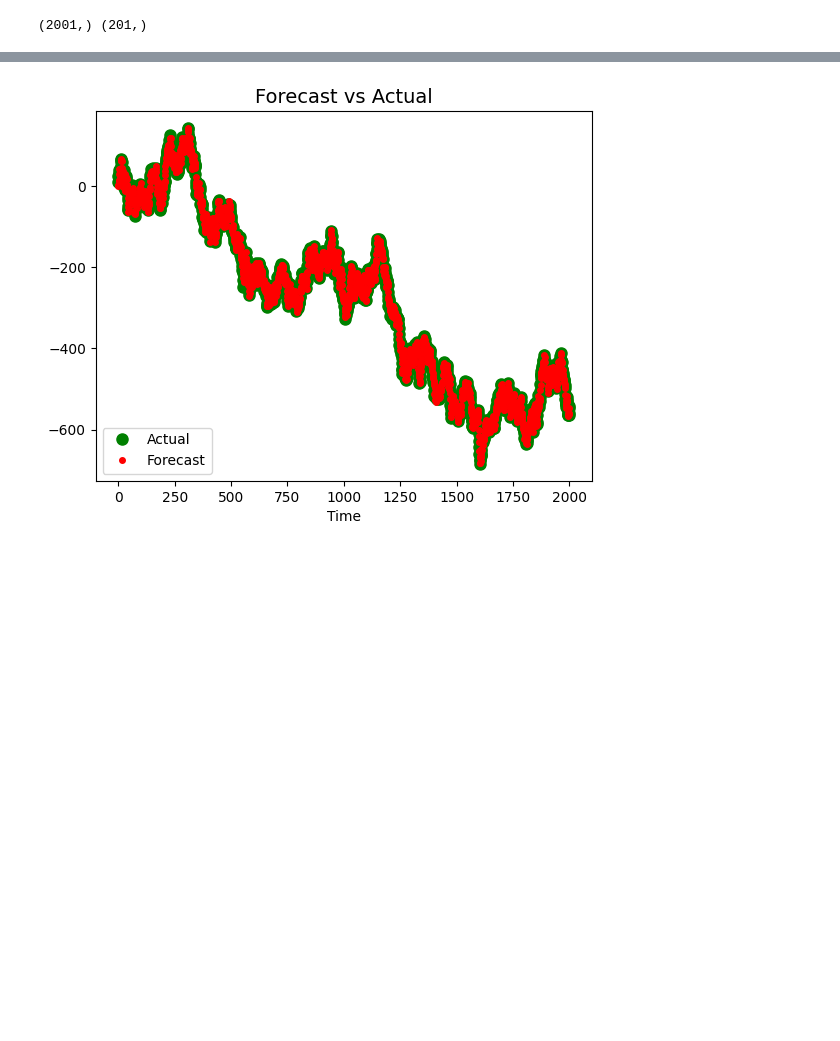
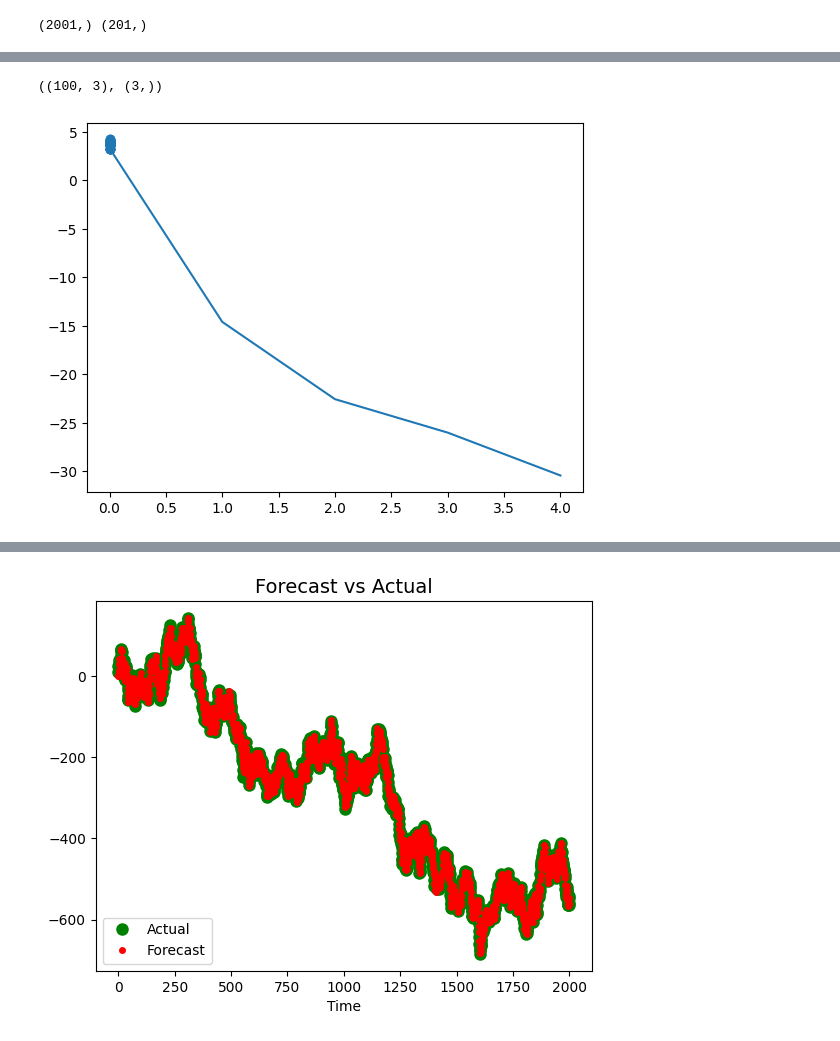
Before and after one commit to michaelsprintson/pfnet, a Jupyter notebook: rnn.ipynb, the cells around one changed output, grey strips where cells are left out. Drawn from its saved outputs; the diff is of its cells as text; code cells hidden in the pictures; blank space fills up the shorter version.

```diff
--- a/rnn.ipynb
+++ b/rnn.ipynb
@@ -152,8 +133,18 @@ np.ptp(particle_states_inits[0][:,0]), np.mean(particle_states_inits[0][:,0])
 # %%
-# iter_idx = 0
-# test_states = o[0][0][iter_idx]
-# test_weights = o[1][0][iter_idx]
-# test_states.shape, test_weights.shape
+iter_idx = 0
+test_states = o[0][0][iter_idx]
+test_weights = o[1][0][iter_idx]
+test_states.shape, test_weights.shape
+# %% [output]
+((100, 3), (3,))
+# %%
+points_to_plot = 5
+states_over_time = o[0][0][:,:,0]
+plt.plot(X_batches[0][:points_to_plot])
+for idx, s in enumerate(states_over_time[:points_to_plot]):
+    plt.scatter([idx] * len(s), s)
+# %% [output]
+[figure, added]
 # %%
 iter_idx = 0
 pre_trans_states = o[0][0][iter_idx]
```
Also changed, not shown: parts of 17 cells of this notebook.
